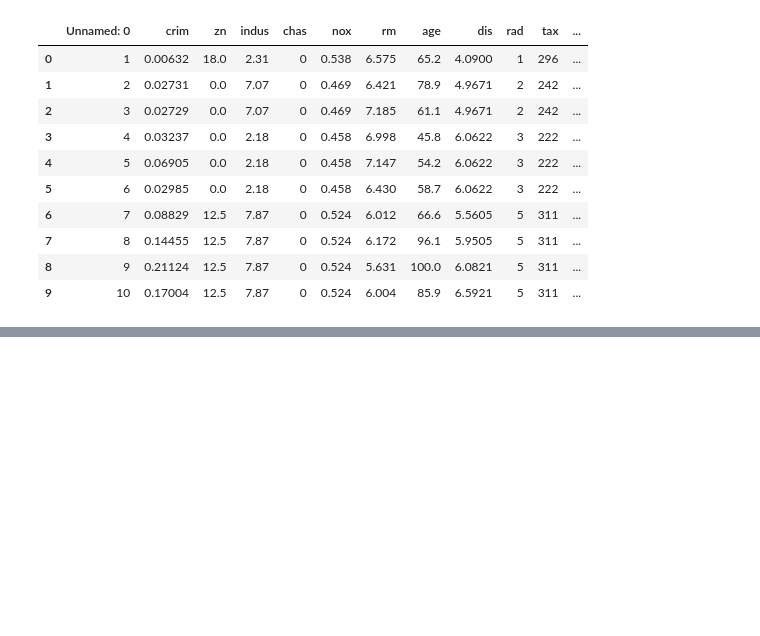
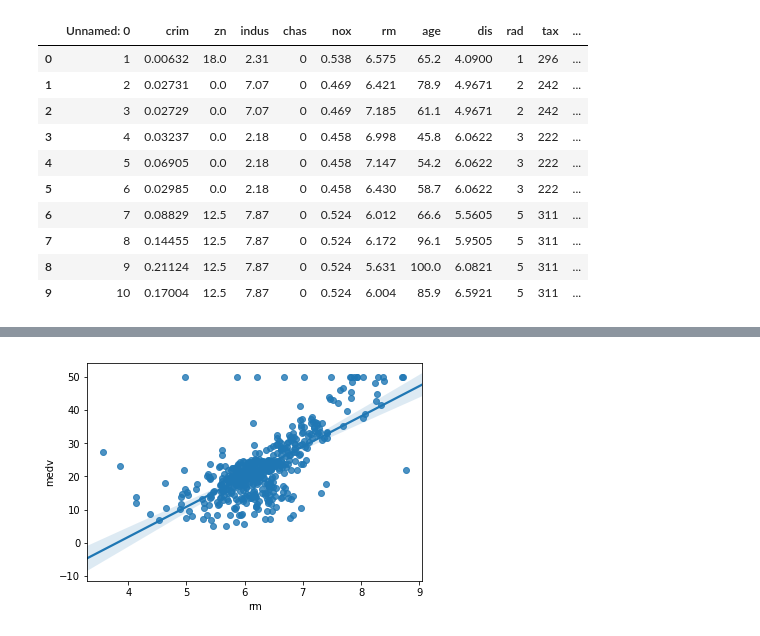
Before and after one commit to NadiaAlmutlak/DS-Mechanics, a Jupyter notebook: Homework 1- Boston Housing/Na2736_Homework1.ipynb, the cells around one changed output, grey strips where cells are left out. Cells and saved outputs as stored; diff of their text form; code cells hidden in the pictures; blank space fills up the shorter version.

```diff
--- a/Homework 1- Boston Housing/Na2736_Homework1.ipynb
+++ b/Homework 1- Boston Housing/Na2736_Homework1.ipynb
@@ -26,0 +101,4 @@ ax=sns.heatmap(corr,annot=True)
+# %%
+room_reg=sns.regplot(x='rm', y='medv', data=df) # Generates regression pattern for rm against the median value
+# %% [output]
+[figure, added]
```
Also changed, not shown: parts of 39 cells of this notebook.
